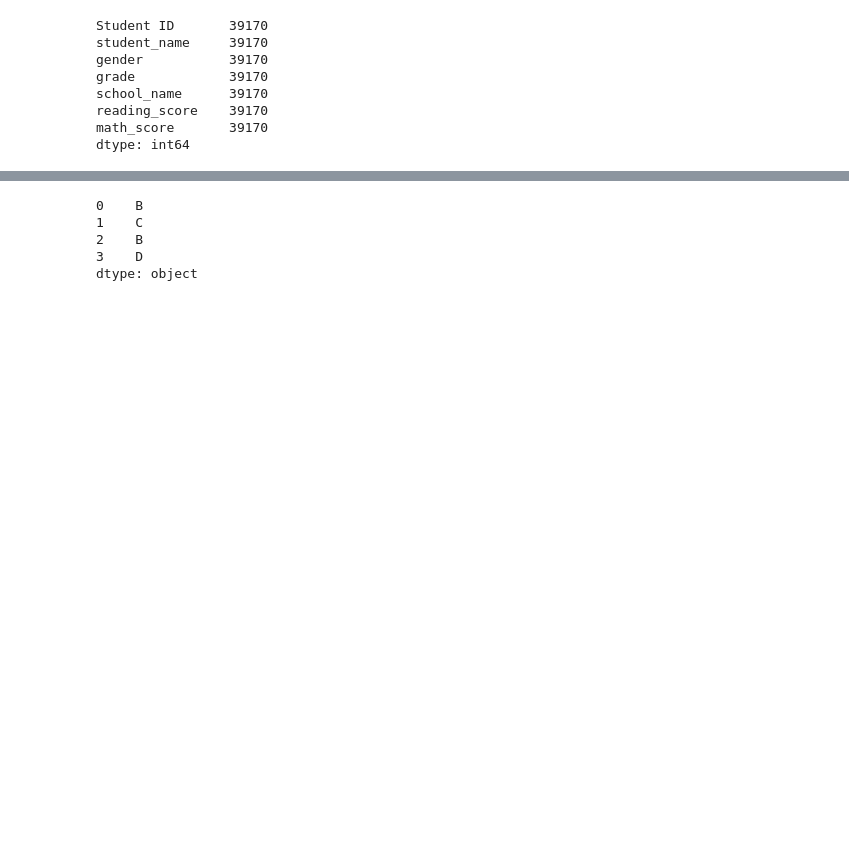
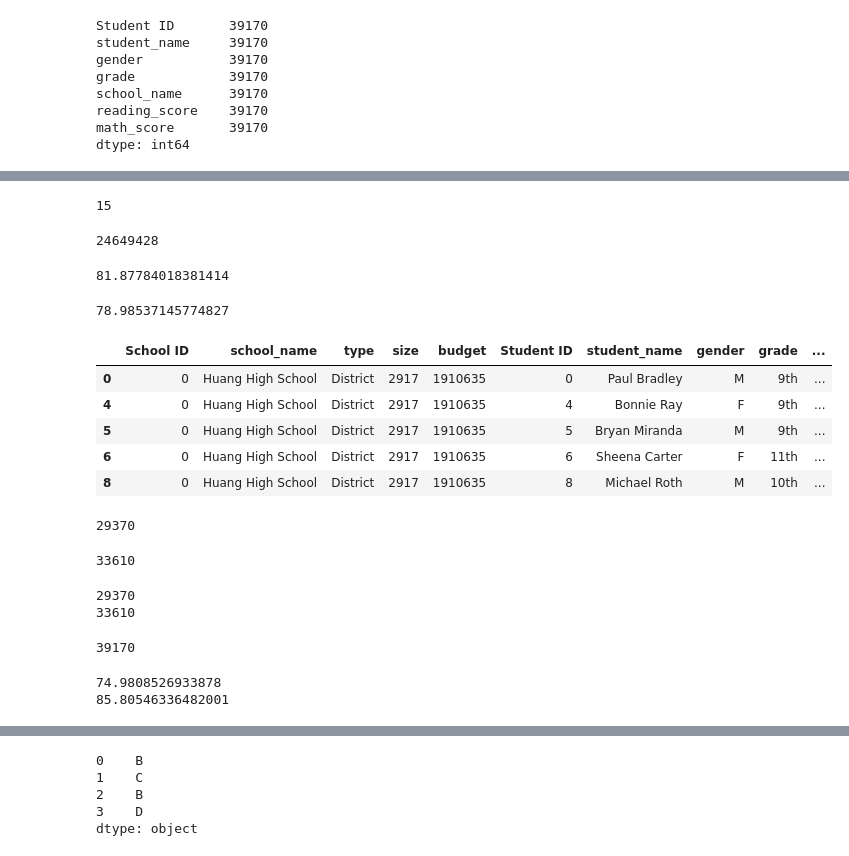
Before and after one commit to Pprave1/School_District_Analysis, a Jupyter notebook: PyCitySchools.ipynb, the cells around one changed output, grey strips where cells are left out. Cells and saved outputs as stored; diff of their text form; code cells hidden in the pictures; blank space fills up the shorter version.

```diff
--- a/PyCitySchools.ipynb
+++ b/PyCitySchools.ipynb
@@ -105,0 +185,65 @@ NameError: name 'school_data_df' is not defined
+# %%
+# Calculate the total number of schools
+school_count_2 = school_data_complete_df["school_name"].unique()
+school_count_2
+len(school_data_complete_df["school_name"].unique())
+# %% [output]
+15
+# %%
+# Calculate the total budget.
+total_budget = school_data_df["budget"].sum()
+total_budget
+# %% [output]
+24649428
+# %%
+# Calculate the average reading score.
+average_reading_score = school_data_complete_df["reading_score"].mean()
+average_reading_score
+# %% [output]
+81.87784018381414
+# %%
+# Calculate the average math score.
+average_math_score = school_data_complete_df["math_score"].mean()
+average_math_score
+# %% [output]
+78.98537145774827
+# %%
+passing_math = school_data_complete_df[school_data_complete_df["math_score"] >= 70]
+passing_reading = school_data_complete_df[school_data_complete_df["reading_score"] >= 70]
+passing_math.head()
+# %% [output]
+|  | School ID | school_name | type | size | budget | Student ID | student_name | gender | grade | ... |
+| 0 | 0 | Huang High School | District | 2917 | 1910635 | 0 | Paul Bradley | M | 9th | ... |
+| 4 | 0 | Huang High School | District | 2917 | 1910635 | 4 | Bonnie Ray | F | 9th | ... |
+| 5 | 0 | Huang High School | District | 2917 | 1910635 | 5 | Bryan Miranda | M | 9th | ... |
+| 6 | 0 | Huang High School | District | 2917 | 1910635 | 6 | Sheena Carter | F | 11th | ... |
+| 8 | 0 | Huang High School | District | 2917 | 1910635 | 8 | Michael Roth | M | 10th | ... |
+# %%
+passing_math["student_name"].count()
+# %% [output]
+29370
+# %%
+passing_reading["student_name"].count()
+# %% [output]
+33610
+# %%
+passing_math_count = passing_math["gender"].count()
+passing_reading_count = passing_reading["gender"].count()
+print(passing_math_count)
+print(passing_reading_count)
+# %% [output]
+29370
+33610
+# %%
+student_count = school_data_complete_df["Student ID"].count()
+student_count
+# %% [output]
+39170
+# %%
+passing_math_percentage = passing_math_count / float(student_count) * 100
+passing_reading_percentage = passing_reading_count / float(student_count) * 100
+print(passing_math_percentage)
+print(passing_reading_percentage)
+# %% [output]
+74.9808526933878
+85.80546336482001
```
Also changed, not shown: parts of 63 cells of this notebook.
